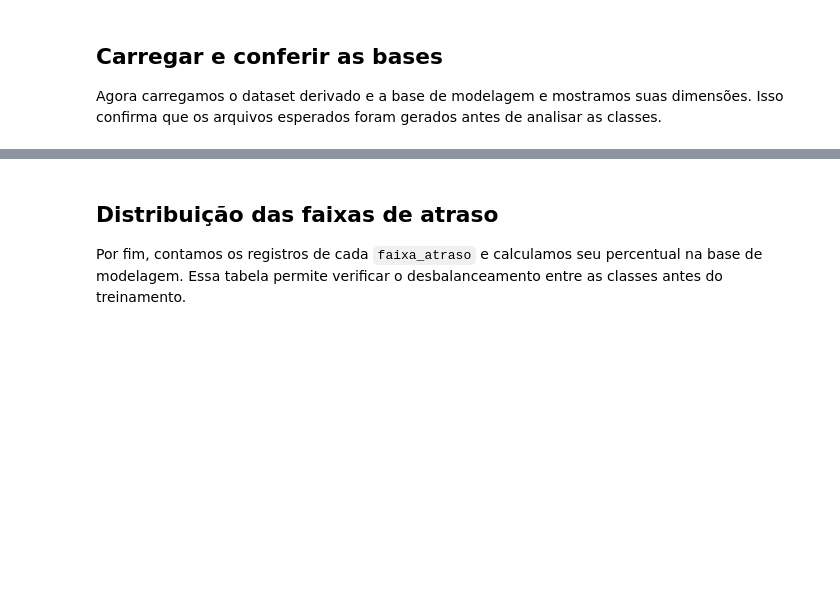
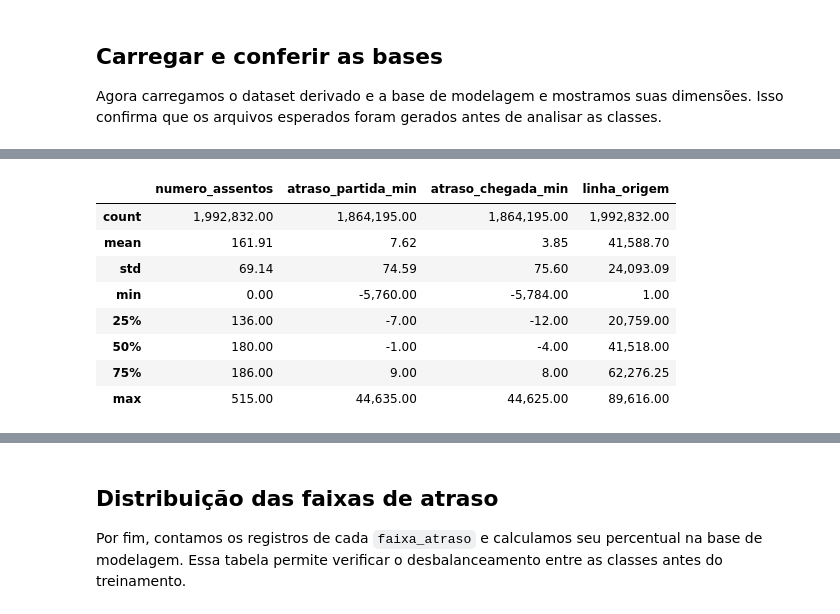
Before and after one commit to fonsecan/mcdia-ml-previsao-atraso-voos, a Jupyter notebook: notebooks/00_preparar_dados.ipynb, the cells around one changed output, grey strips where cells are left out. Drawn from its saved outputs; the diff is of its cells as text; code cells hidden in the pictures; blank space fills up the shorter version.

```diff
--- a/notebooks/00_preparar_dados.ipynb
+++ b/notebooks/00_preparar_dados.ipynb
@@ -117,0 +127,12 @@ print('data/modelagem_faixas_atraso.csv:', modelagem.shape)
+# %%
+derivado.describe().style.format('{:,.2f}')
+# %% [output]
+|  | numero_assentos | atraso_partida_min | atraso_chegada_min | linha_origem |
+| count | 1,992,832.00 | 1,864,195.00 | 1,864,195.00 | 1,992,832.00 |
+| mean | 161.91 | 7.62 | 3.85 | 41,588.70 |
+| std | 69.14 | 74.59 | 75.60 | 24,093.09 |
+| min | 0.00 | -5,760.00 | -5,784.00 | 1.00 |
+| 25% | 136.00 | -7.00 | -12.00 | 20,759.00 |
+| 50% | 180.00 | -1.00 | -4.00 | 41,518.00 |
+| 75% | 186.00 | 9.00 | 8.00 | 62,276.25 |
+| max | 515.00 | 44,635.00 | 44,625.00 | 89,616.00 |
```
Also changed, not shown: parts of 7 cells of this notebook, 6 other files.
